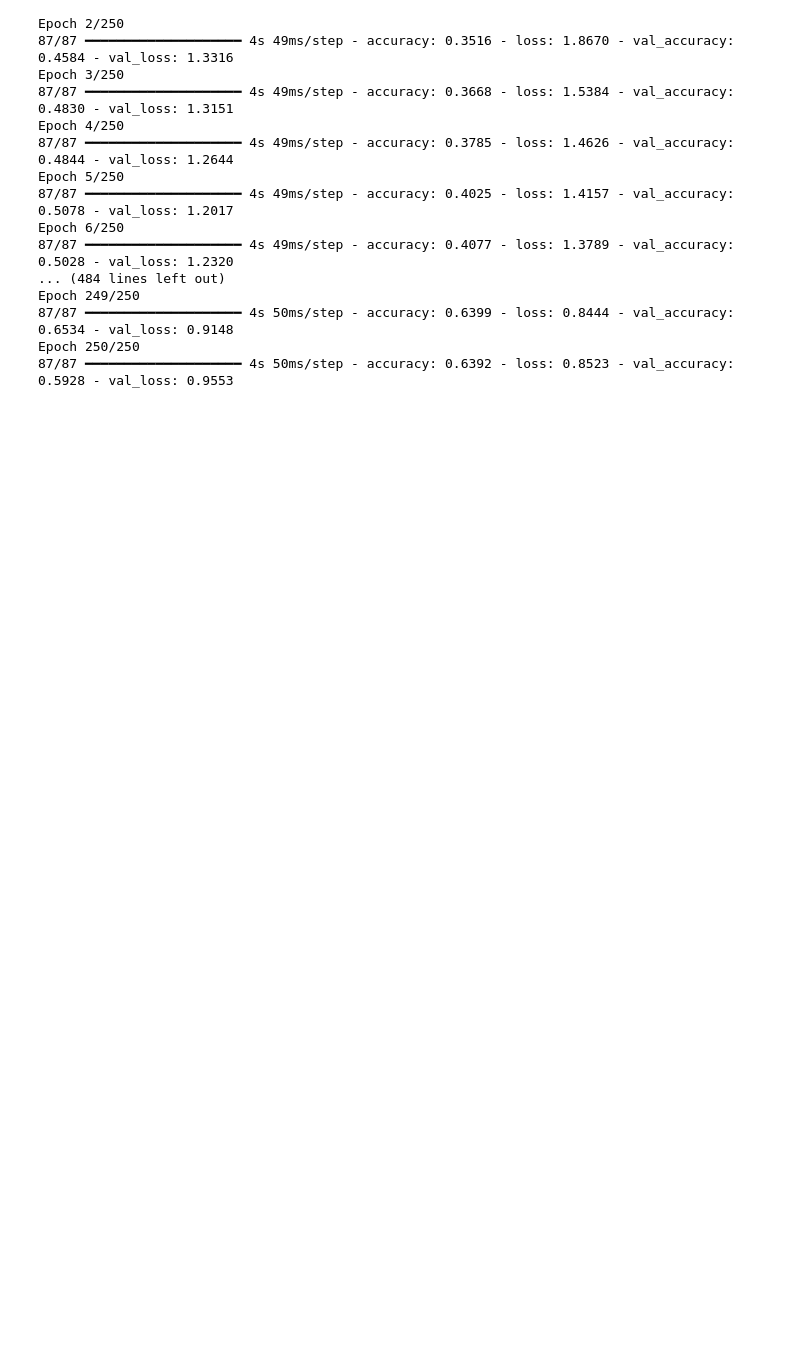
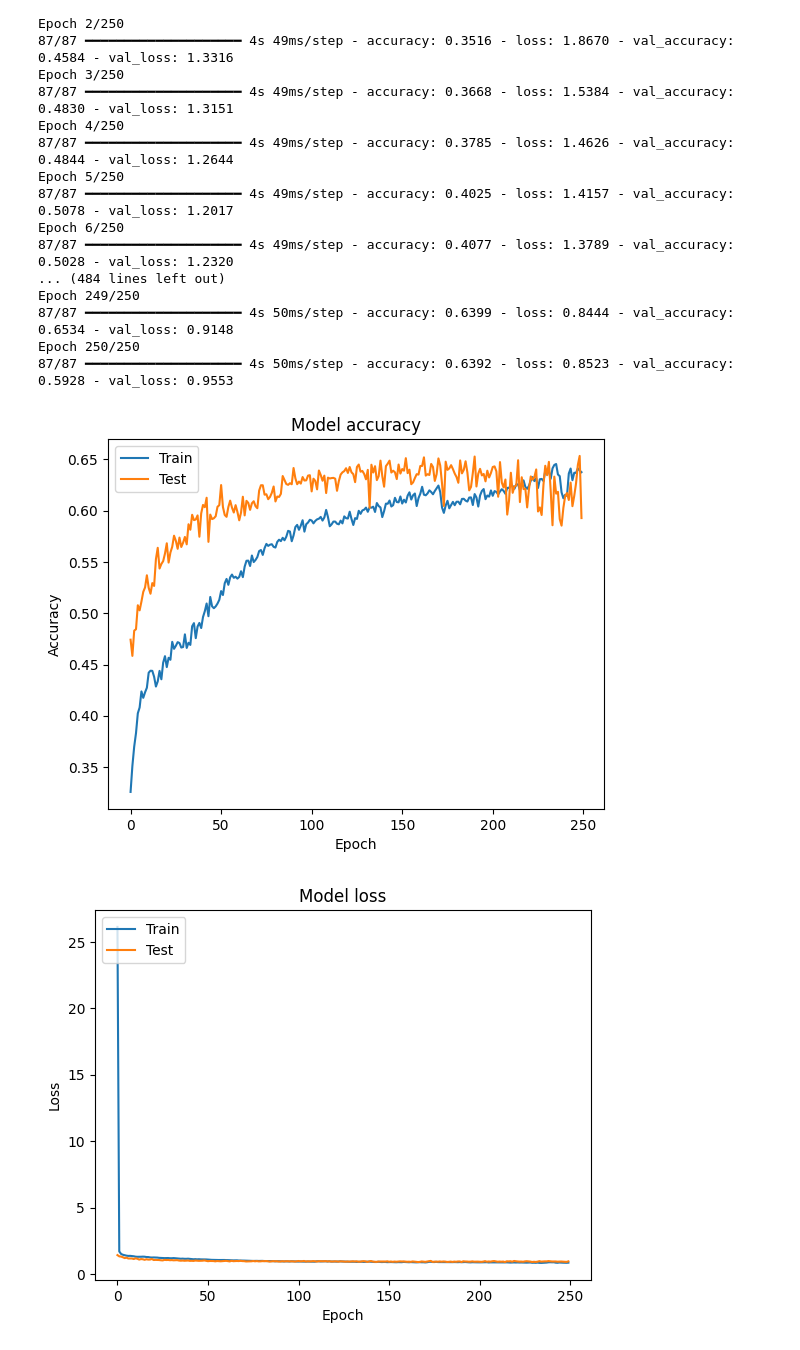
Before and after one commit to sumanapalle065/LC25000-Hybrid-Architecture-using-DL, a Jupyter notebook: LC25000_Hybrid_Arc.ipynb, the cells around one changed output. Cells and saved outputs as stored; diff of their text form; code cells hidden in the pictures; blank space fills up the shorter version.

```diff
--- a/LC25000_Hybrid_Arc.ipynb
+++ b/LC25000_Hybrid_Arc.ipynb
@@ -353,3 +353,34 @@ Epoch 249/250
 87/87 ━━━━━━━━━━━━━━━━━━━━ 4s 50ms/step - accuracy: 0.6399 - loss: 0.8444 - val_accuracy: 0.6534 - val_loss: 0.9148
 Epoch 250/250
 87/87 ━━━━━━━━━━━━━━━━━━━━ 4s 50ms/step - accuracy: 0.6392 - loss: 0.8523 - val_accuracy: 0.5928 - val_loss: 0.9553
+# %%
+
+
+# Plot training & validation accuracy values
+matplib.plot(history.history['accuracy'])  # Plot the accuracy values for the training data
+matplib.plot(history.history['val_accuracy'])  # Plot the accuracy values for the validation data
+
+# Set title and labels
+matplib.title('Model accuracy')  # Title of the accuracy plot
+matplib.ylabel('Accuracy')  # Y-axis label for accuracy
+matplib.xlabel('Epoch')  # X-axis label for epochs
+matplib.legend(['Train', 'Test'], loc='upper left')
+# Legend showing which line is the training set and which is the validation set
+matplib.show()  # Plot the accuracy
+# Plot the training & validation loss values
+matplib.plot(history.history['loss'])  # Plot the training losses
+matplib.plot(history.history['val_loss'])  # Plot the validation losses
+
+# Set the title and labels for the loss plot
+matplib.title('Model loss')  # Title of the loss plot
+matplib.ylabel('Loss')
+# Y-axis label for loss
+matplib.xlabel('Epoch')
+# X-axis label for epochs
+matplib.legend(['Train', 'Test'], loc='upper left')
+# Legend indicating which line is for training and which is for validation
+matplib.show()
+# Show the loss plot
+# %% [output]
+[figure, added]
+[figure, added]
```
Also changed, not shown: parts of 5 cells of this notebook.
